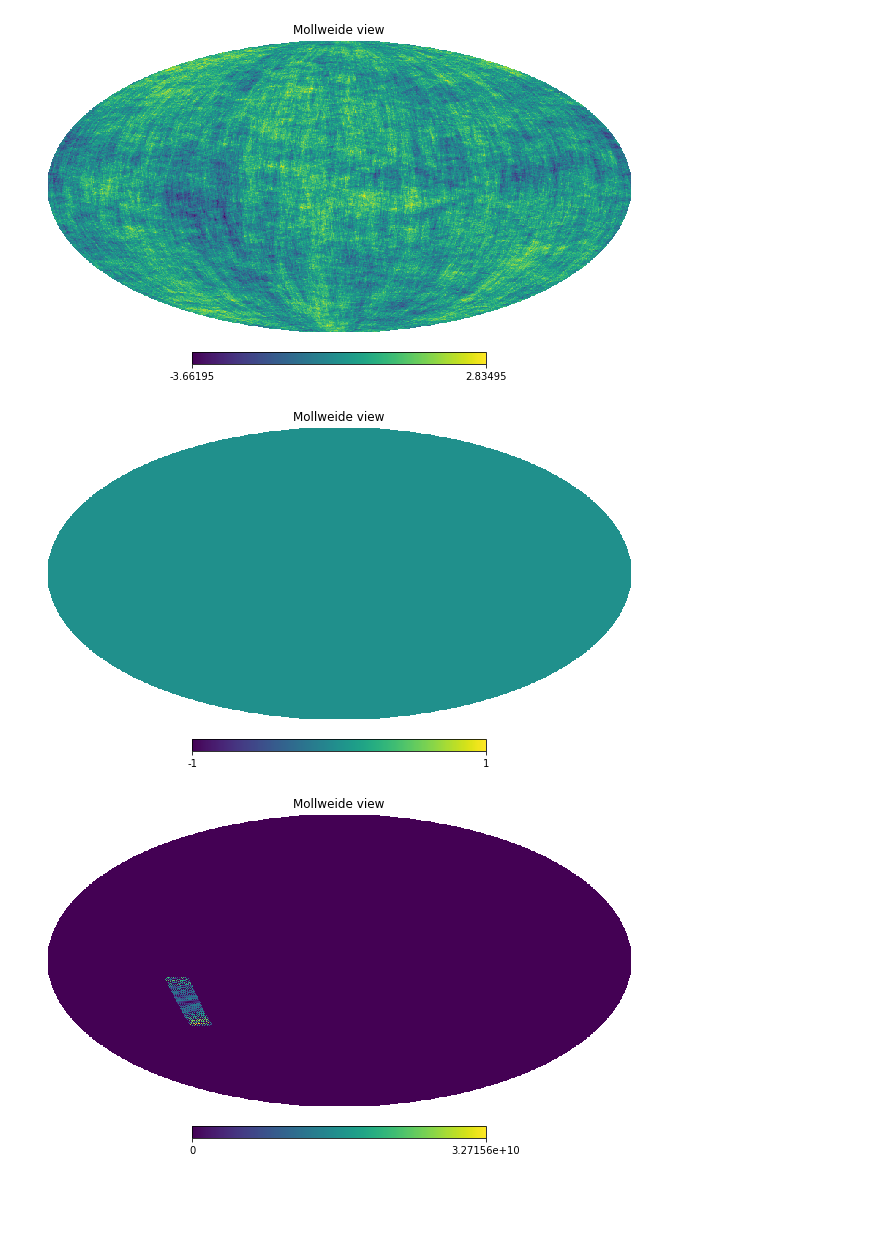
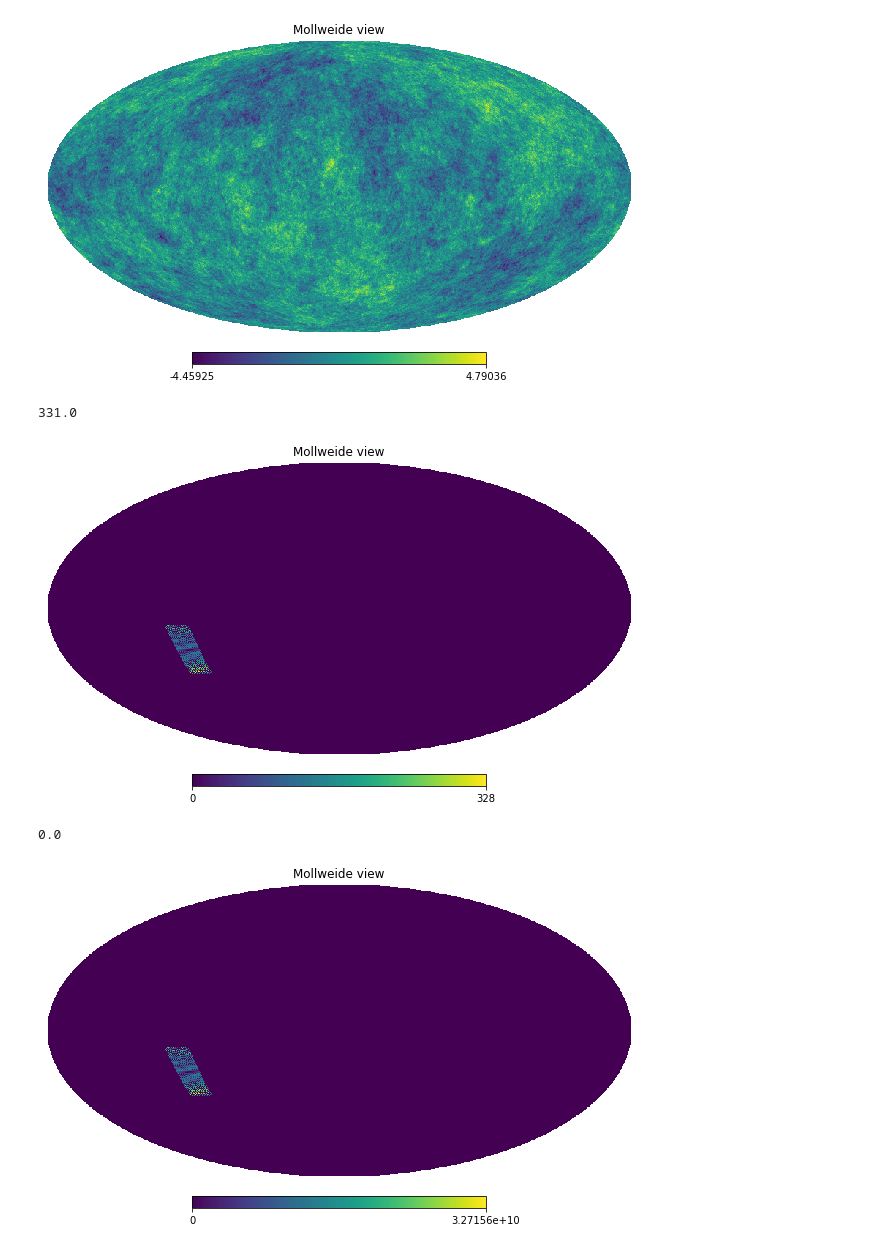
Before and after one commit to catyz/matrix, a Jupyter notebook: plot_maps.ipynb, the cells around one changed output. Drawn from its saved outputs; the diff is of its cells as text; code cells hidden in the pictures; blank space fills up the shorter version.

```diff
--- a/plot_maps.ipynb
+++ b/plot_maps.ipynb
@@ -7,13 +12,20 @@ import glob
 # %%
 m = hp.read_map('./input_maps/E/E_map_0.fits', field=None, verbose=False, dtype=np.float64)
-hp.mollview(m[1])
+hp.mollview(m[0])
 # %% [output]
-[figure, old version]
+[figure, new version]
 # %%
-m = hp.read_map('./out_maps/0/E_telescope_all_time_all_binned.fits', field=None, verbose=False, dtype=np.float64)
-hp.mollview(m[1])
+m = hp.read_map('./out_maps/0/E_telescope_all_time_all_hits.fits', field=None, verbose=False, dtype=np.float64)
+hp.mollview(m)
+np.max(m)
 # %% [output]
+331.0
-[figure, old version]
+[figure, new version]
+# %%
+m = hp.read_map('./test.fits', field=None, verbose=False, dtype=np.float64)
+np.max(m[2])
+# %% [output]
+0.0
 # %%
 nreal = 10
 
```
Also changed, not shown: parts of 1 cell of this notebook, 2 other files.
